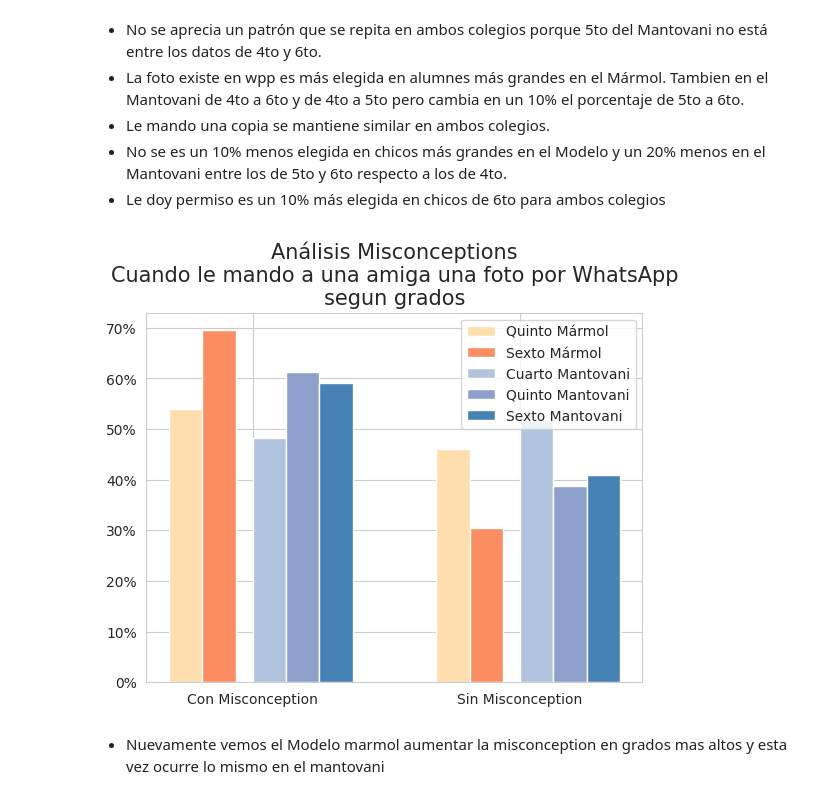
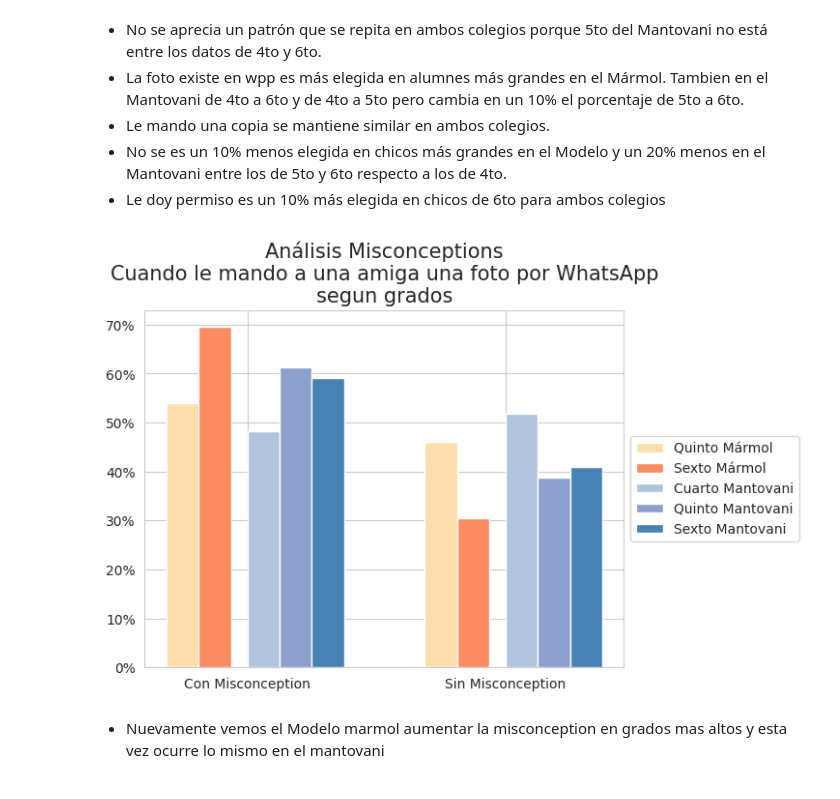
Before and after one commit to fedesassone/tesis, a Jupyter notebook: notebooks/misconceptions/Misconceptions.ipynb, the cells around one changed output. Drawn from its saved outputs; the diff is of its cells as text; code cells hidden in the pictures.

```diff
--- a/notebooks/misconceptions/Misconceptions.ipynb
+++ b/notebooks/misconceptions/Misconceptions.ipynb
@@ -773,35 +773,35 @@ result = result.rename(columns={0:'Quinto Mármol',
                        index={"La foto ahora existe en WhatsApp y mi amiga la puede ver cuando mira nuestro chat, pero no la tiene en su celular":"La foto existe\n en Wpp pero\n no en su celu",
                               "Le mando una copia de mi foto.": "Le mando\n una copia",
                               "Le doy permiso para ver la foto que tengo guardada en mi celular.": "Le doy permiso\n para ver la foto\n en mi celu"}).fillna(0)
 
 # print(result)
 
 df_con_mis = result.loc[(result.index != 'No sé') & (result.index != 'Le mando\n una copia')].sum()
 df_sin_mis = result.loc[(result.index == 'No sé') | (result.index == 'Le mando\n una copia')].sum()
 
 result = pd.concat([df_con_mis, df_sin_mis], axis=1, ignore_index=True).rename(columns={0: "Con Misconception", 1: "Sin Misconception"}).transpose()
 
 bar_width = 0.25
 
 br1 = [1,3]
 br2 = [x +     bar_width for x in br1]
 br3 = [x + 1.5*bar_width for x in br2]
 br4 = [x +     bar_width for x in br3]
 br5 = [x +     bar_width for x in br4]
 
 plt.bar(br1, result['Quinto Mármol']    , width=bar_width, label = 'Quinto Mármol', color='navajowhite')
 plt.bar(br2, result['Sexto Mármol']     , width=bar_width, label = 'Sexto Mármol', color='C1')
 plt.bar(br3, result['Cuarto Mantovani'] , width=bar_width, label = 'Cuarto Mantovani', color='lightsteelblue')
 plt.bar(br4, result['Quinto Mantovani'] , width=bar_width, label = 'Quinto Mantovani', color='C2')
 plt.bar(br5, result['Sexto Mantovani']  , width=bar_width, label = 'Sexto Mantovani', color='steelblue')
 
 plt.gca().yaxis.set_major_formatter(PercentFormatter(1))
 plt.title("Análisis Misconceptions\nCuando le mando a una amiga una foto por WhatsApp\nsegun grados", fontsize=15)
 plt.xticks([x + 2*bar_width for x in br1], result.index)
-plt.legend()
+plt.legend(loc='center left', bbox_to_anchor=(1, 0.5))
 plt.savefig('misconc_agreg_amiga_wpp_grados.png')
 # %% [output]
-[figure, old version]
+[figure, new version]
 # %% [markdown]
 * Nuevamente vemos el Modelo marmol aumentar la misconception en grados mas altos y esta vez ocurre lo mismo en el mantovani
 # %%
```
Also changed, not shown: parts of 12 cells of this notebook, 7 other files.
